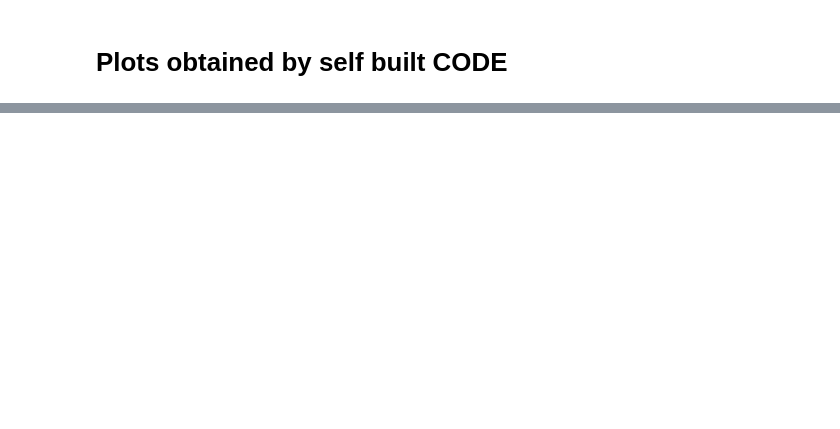
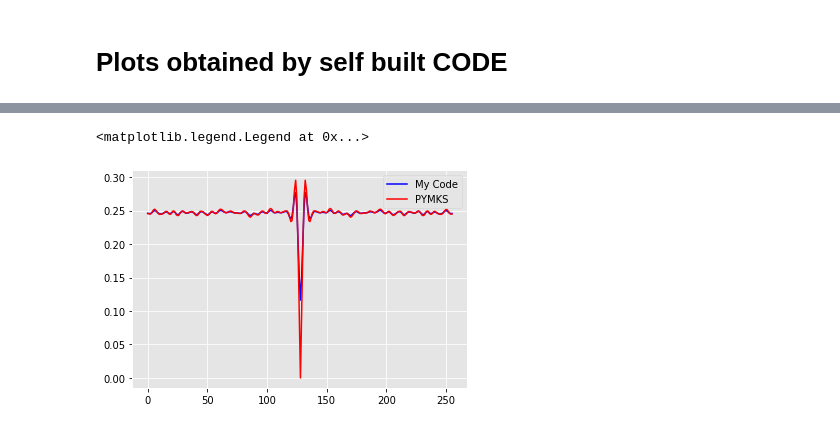
Before and after one commit to nhgowtham/MicrostructureStatistics, a Jupyter notebook: 2 point correlations example.ipynb, the cells around one changed output, grey strips where cells are left out. Saved outputs shown, nothing was run; the diff lists cells and outputs as text; code cells hidden in the pictures; blank space fills up the shorter version.

```diff
--- a/2 point correlations example.ipynb
+++ b/2 point correlations example.ipynb
@@ -55,0 +74,9 @@ cross = corr.cross_corr_from_code(img_binary)
+# %%
+cross_flat = (cross[128])
+cross_pymks_flat = (cross_pymks[0][128].flatten())
+# %%
+plt.plot(cross_flat,'b',cross_pymks_flat,'r')
+plt.legend(['My Code','PYMKS'])
+# %% [output]
+<matplotlib.legend.Legend at 0x...>
+[figure, added]
```
Also changed, not shown: parts of 8 cells of this notebook, 2 other files.
